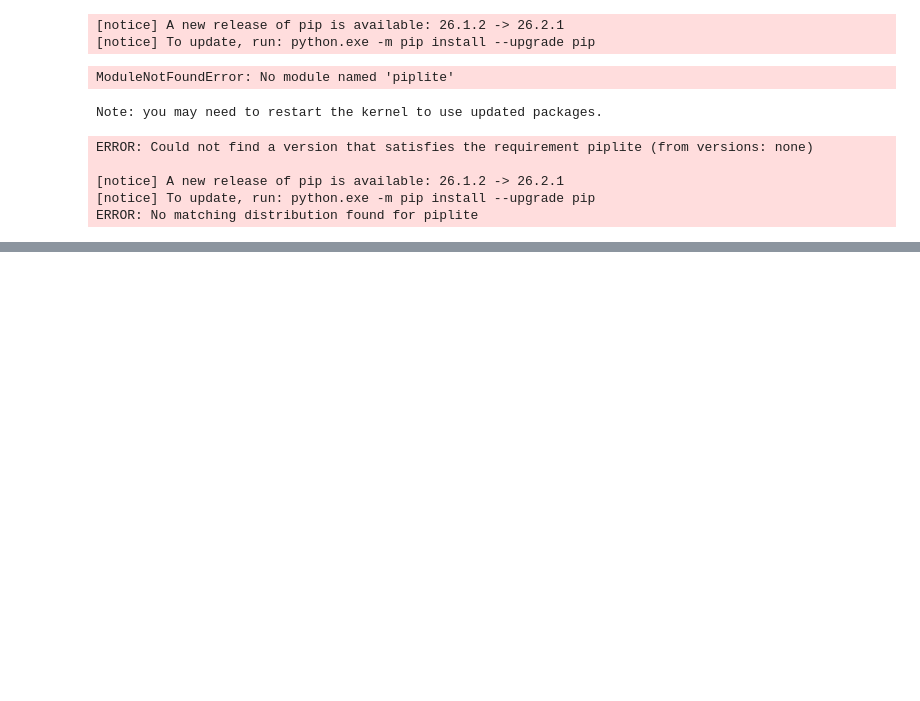
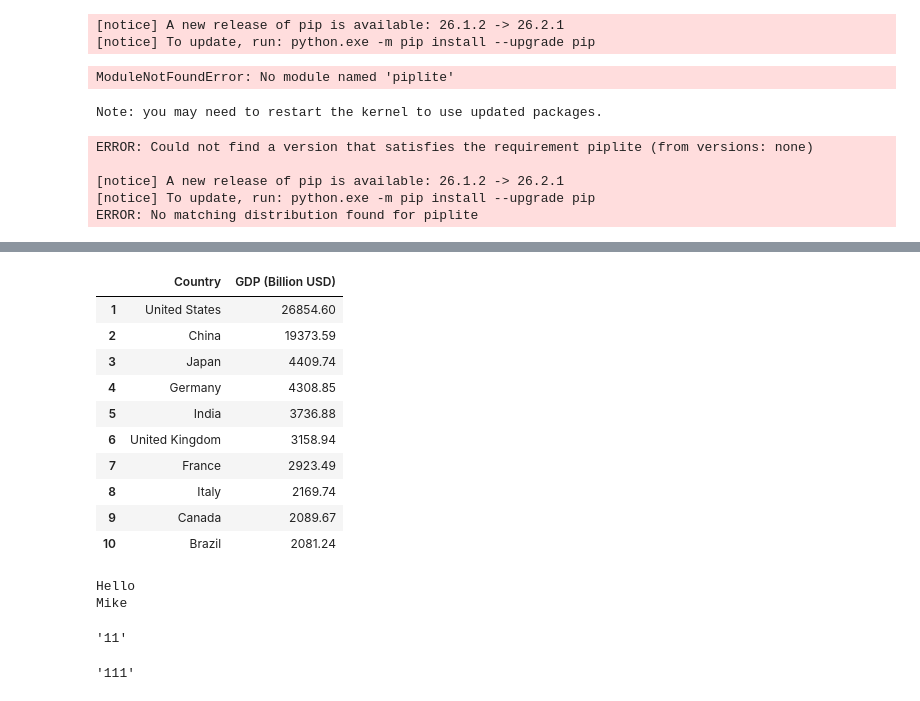
Before and after one commit to Vishalaher44/my-python-app, a Jupyter notebook: firstnotebook.ipynb, the cells around one changed output, grey strips where cells are left out. Saved outputs shown, nothing was run; the diff lists cells and outputs as text; code cells hidden in the pictures; blank space fills up the shorter version.

```diff
--- a/firstnotebook.ipynb
+++ b/firstnotebook.ipynb
@@ -3258,0 +3301,41 @@ NameError: name 'piplite' is not defined
+# %%
+
+# Extract tables from webpage using Pandas. Retain table number 3 as the required dataframe.
+tables = pd.read_html("https://web.archive.org/web/20230902185326/https://en.wikipedia.org/wiki/List_of_countries_by_GDP_%28nominal%29")
+df = tables[3]
+
+# Replace the column headers with column numbers
+df.columns = range(df.shape[1])
+
+# Retain columns with index 0 and 2 (name of country and value of GDP quoted by IMF)
+df = df[[0,2]]
+
+# Retain the Rows with index 1 to 10, indicating the top 10 economies of the world.
+df = df.iloc[1:11,:]
+
+# Assign column names as "Country" and "GDP (Million USD)"
+df.columns = ['Country','GDP (Million USD)']
+# %%
+# Change the data type of the 'GDP (Million USD)' column to integer. Use astype() method.
+df['GDP (Million USD)'] = df['GDP (Million USD)'].astype(int)
+
+# Convert the GDP value in Million USD to Billion USD
+df[['GDP (Million USD)']] = df[['GDP (Million USD)']]/1000
+
+# Use numpy.round() method to round the value to 2 decimal places.
+df[['GDP (Million USD)']] = np.round(df[['GDP (Million USD)']], 2)
+
+# Rename the column header from 'GDP (Million USD)' to 'GDP (Billion USD)'
+df.rename(columns = {'GDP (Million USD)' : 'GDP (Billion USD)'})
+# %% [output]
+|  | Country | GDP (Billion USD) |
+| 1 | United States | 26854.60 |
+| 2 | China | 19373.59 |
+| 3 | Japan | 4409.74 |
+| 4 | Germany | 4308.85 |
+| 5 | India | 3736.88 |
+| 6 | United Kingdom | 3158.94 |
+| 7 | France | 2923.49 |
+| 8 | Italy | 2169.74 |
+| 9 | Canada | 2089.67 |
+| 10 | Brazil | 2081.24 |
@@ -3258,0 +3345,31 @@ NameError: name 'piplite' is not defined
+# %%
+if(x!=1):
+
+ print('Hello')
+
+else:
+
+ print('Hi')
+
+print('Mike')
+# %% [output]
+Hello
+Mike
+# %%
+def add(x):
+
+    return(x+x)
+
+
+add('1')
+# %% [output]
+'11'
+# %%
+def add(x):
+
+    return(x + x + x)
+
+
+add('1')
+# %% [output]
+'111'
```
Also changed, not shown: parts of 24 cells of this notebook, 18 other files.
